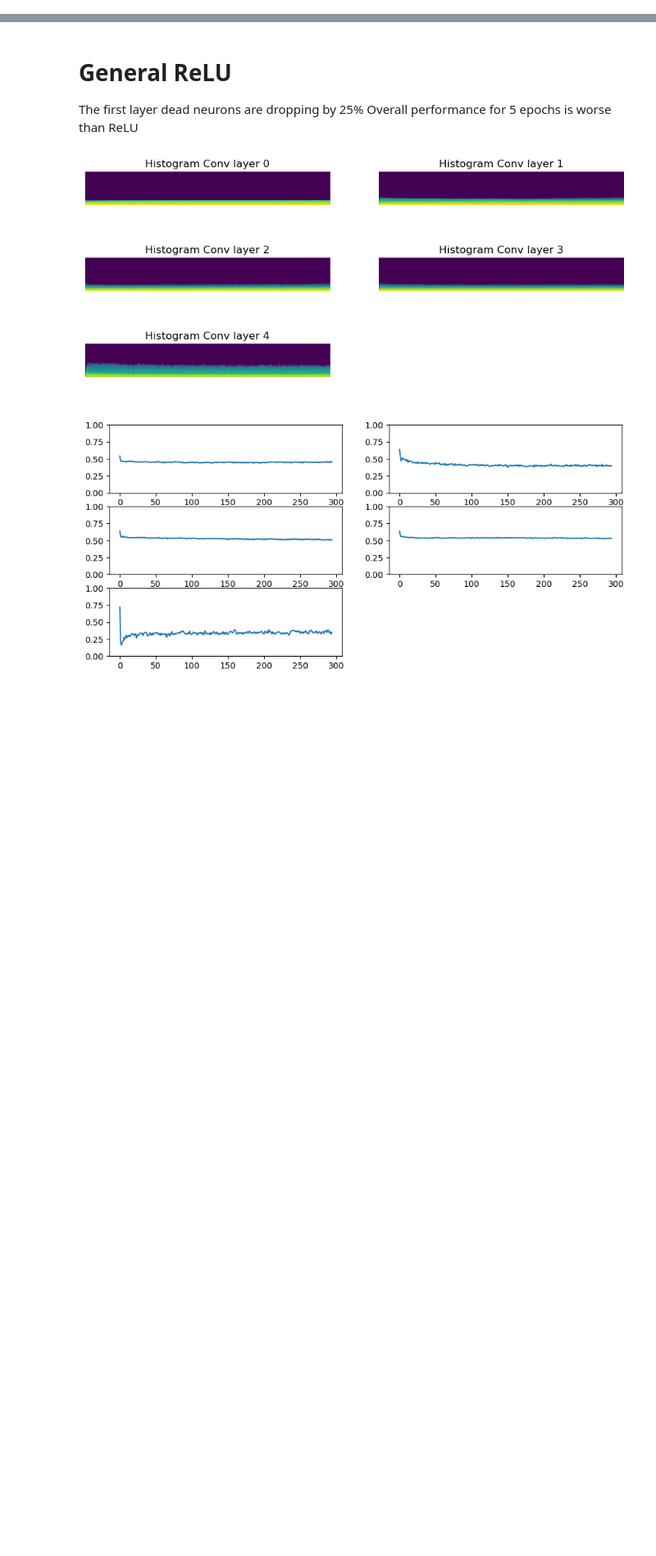
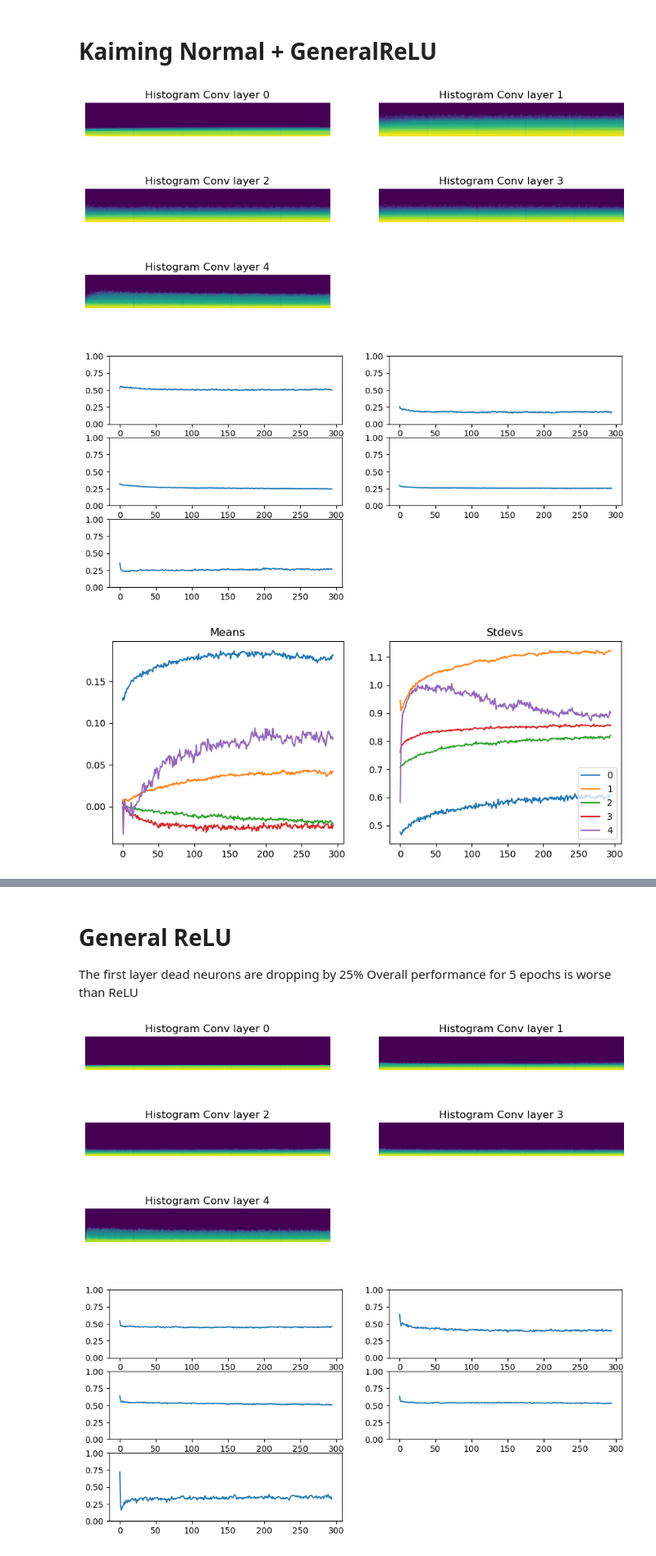
Before and after one commit to dimitarrskv/ai-shenaningans, a Jupyter notebook: fastai/index.ipynb, the cells around one changed output, grey strips where cells are left out. Shown at 82% size. Cells and saved outputs as stored; diff of their text form; code cells hidden in the pictures; blank space fills up the shorter version.

```diff
--- a/fastai/index.ipynb
+++ b/fastai/index.ipynb
@@ -63,0 +60,10 @@ fit(get_model(), xtra_cbs=[astats], epochs=5)
+# %% [markdown]
+# Kaiming Normal + GeneralReLU
+# %%
+astats.color_dim()
+astats.dead_chart()
+astats.plot_stats()
+# %% [output]
+[figure, added]
+[figure, added]
+[figure, added]
```
Also changed, not shown: parts of 4 cells of this notebook, 1 other file.
